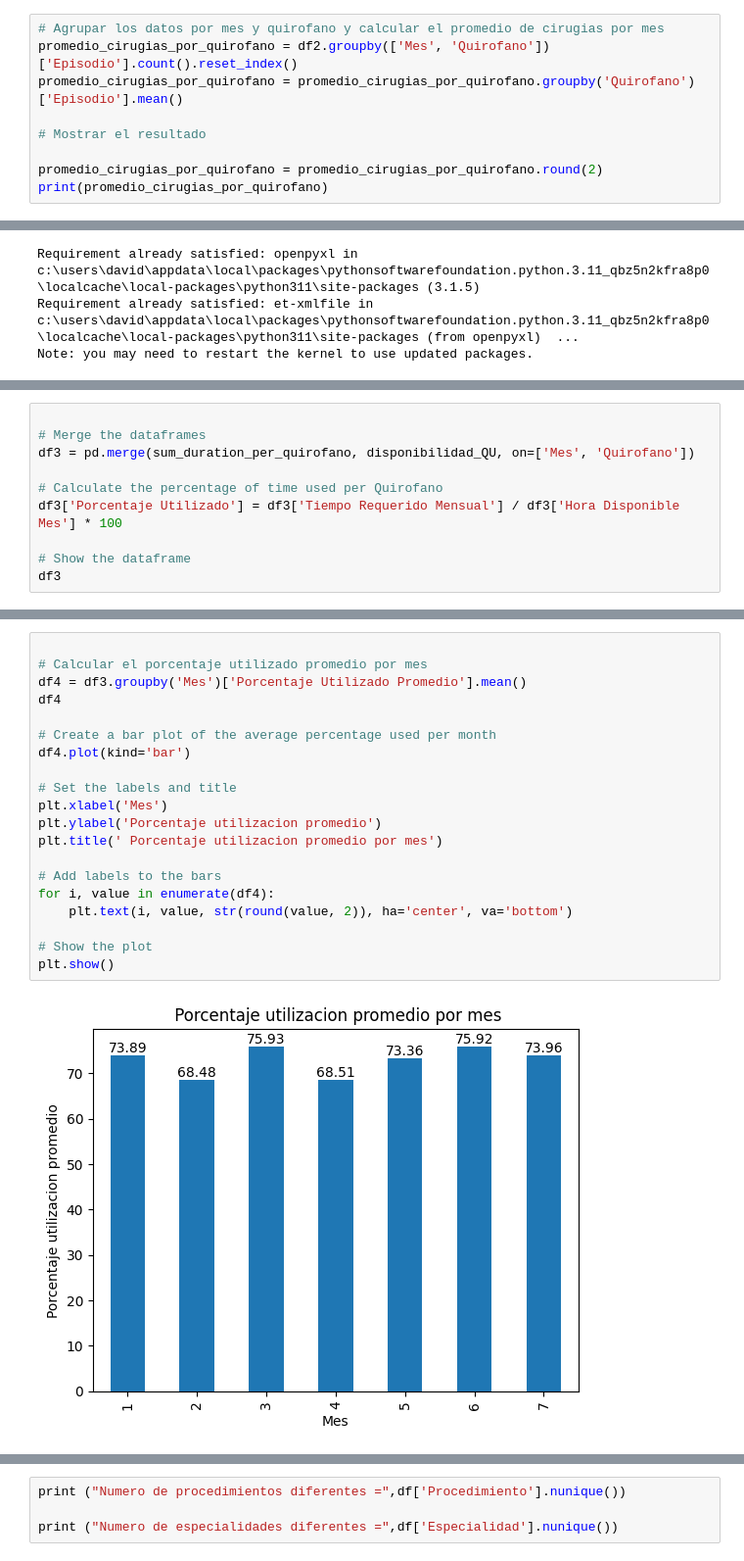
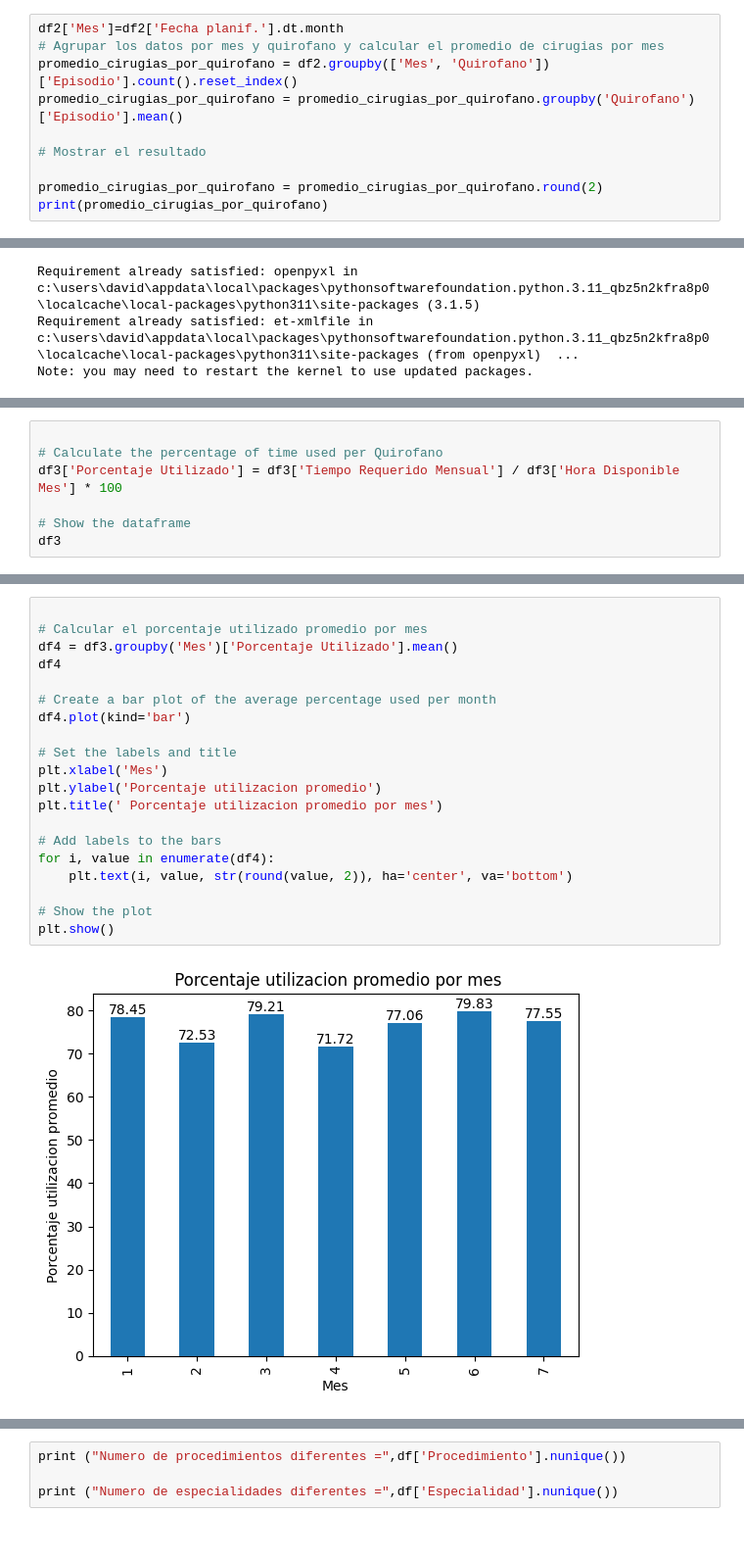
Before and after one commit to DavidD95/Clase_ADA_2024, a Jupyter notebook: Proyecto_ClaseEDA copy.ipynb, the cells around one changed output, grey strips where cells are left out. Shown at 98% size. Drawn from its saved outputs; the diff is of its cells as text.

```diff
--- a/Proyecto_ClaseEDA copy.ipynb
+++ b/Proyecto_ClaseEDA copy.ipynb
@@ -362,6 +362,7 @@ for quirofano in quirofano_values:
 [figure]
 [figure]
 # %%
+df2['Mes']=df2['Fecha planif.'].dt.month
 # Agrupar los datos por mes y quirofano y calcular el promedio de cirugias por mes
 promedio_cirugias_por_quirofano = df2.groupby(['Mes', 'Quirofano'])['Episodio'].count().reset_index()
 promedio_cirugias_por_quirofano = promedio_cirugias_por_quirofano.groupby('Quirofano')['Episodio'].mean()
@@ -528,8 +529,5 @@ df3
 82 rows × 8 columns
 # %%
-
-# Merge the dataframes
-df3 = pd.merge(sum_duration_per_quirofano, disponibilidad_QU, on=['Mes', 'Quirofano'])
 
 # Calculate the percentage of time used per Quirofano
 df3['Porcentaje Utilizado'] = df3['Tiempo Requerido Mensual'] / df3['Hora Disponible Mes'] * 100
@@ -570,22 +570,22 @@ df3
 # %%
 
 # Calcular el porcentaje utilizado promedio por mes
-df4 = df3.groupby('Mes')['Porcentaje Utilizado Promedio'].mean()
+df4 = df3.groupby('Mes')['Porcentaje Utilizado'].mean()
 df4
 
 # Create a bar plot of the average percentage used per month
 df4.plot(kind='bar')
 
 # Set the labels and title
 plt.xlabel('Mes')
 plt.ylabel('Porcentaje utilizacion promedio')
 plt.title(' Porcentaje utilizacion promedio por mes')
 
 # Add labels to the bars
 for i, value in enumerate(df4):
     plt.text(i, value, str(round(value, 2)), ha='center', va='bottom')
 
 # Show the plot
 plt.show()
 # %% [output]
-[figure, old version]
+[figure, new version]
```
Also changed, not shown: parts of 8 cells of this notebook.
